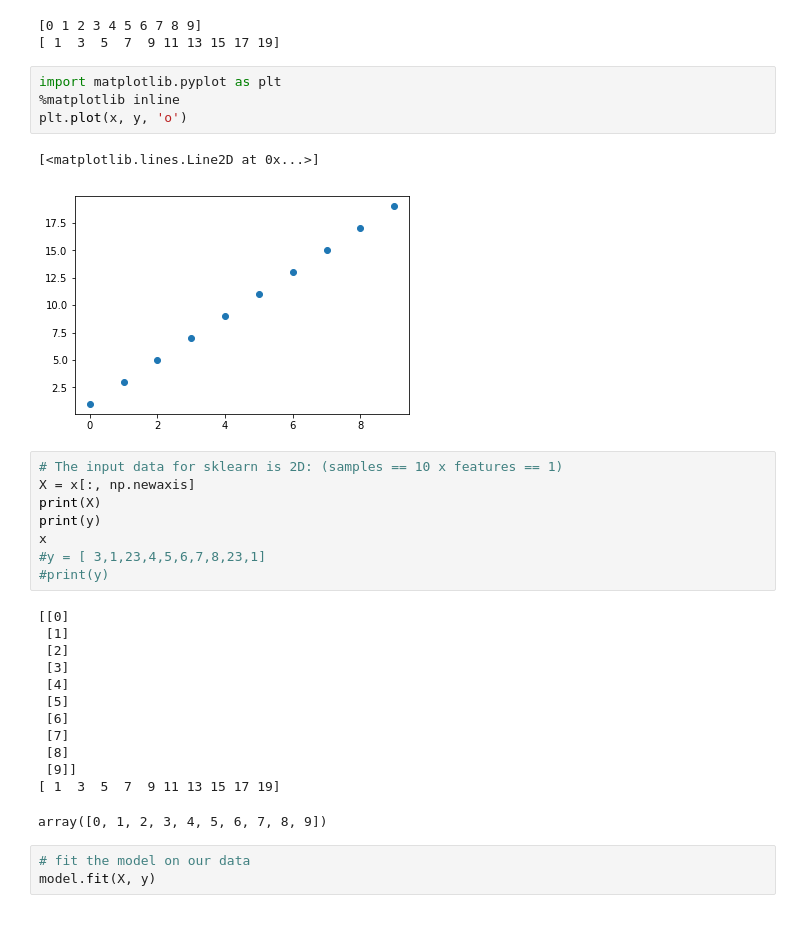
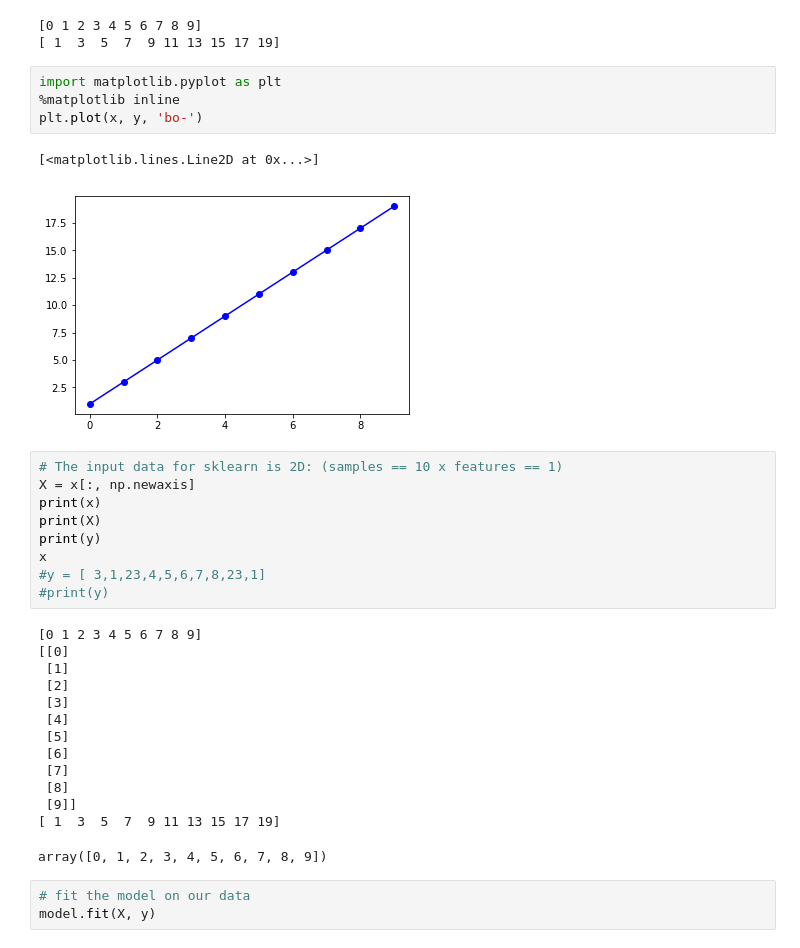
Before and after one commit to balajidileepkumar/Python_MachineLearning, a Jupyter notebook: Chapter-14-ScikitMachineLearning.ipynb, the cells around one changed output. Cells and saved outputs as stored; diff of their text form.

```diff
--- a/Chapter-14-ScikitMachineLearning.ipynb
+++ b/Chapter-14-ScikitMachineLearning.ipynb
@@ -190,19 +191,21 @@ print(y)
 # %%
 import matplotlib.pyplot as plt
 %matplotlib inline
-plt.plot(x, y, 'o')
+plt.plot(x, y, 'bo-')
 # %% [output]
 [<matplotlib.lines.Line2D at 0x...>]
-[figure, old version]
+[figure, new version]
 # %%
 # The input data for sklearn is 2D: (samples == 10 x features == 1)
 X = x[:, np.newaxis]
+print(x)
 print(X)
 print(y)
 x
 #y = [ 3,1,23,4,5,6,7,8,23,1]
 #print(y)
 # %% [output]
+[0 1 2 3 4 5 6 7 8 9]
 [[0]
  [1]
  [2]
```
Also changed, not shown: parts of 27 cells of this notebook, 7 other files.
